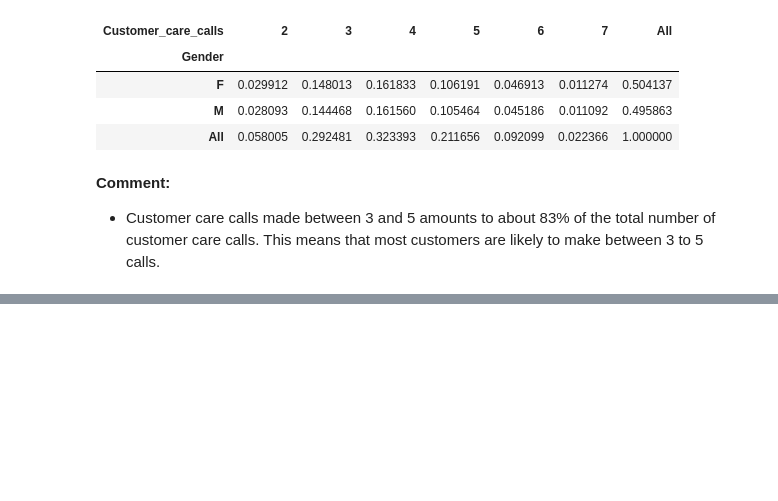
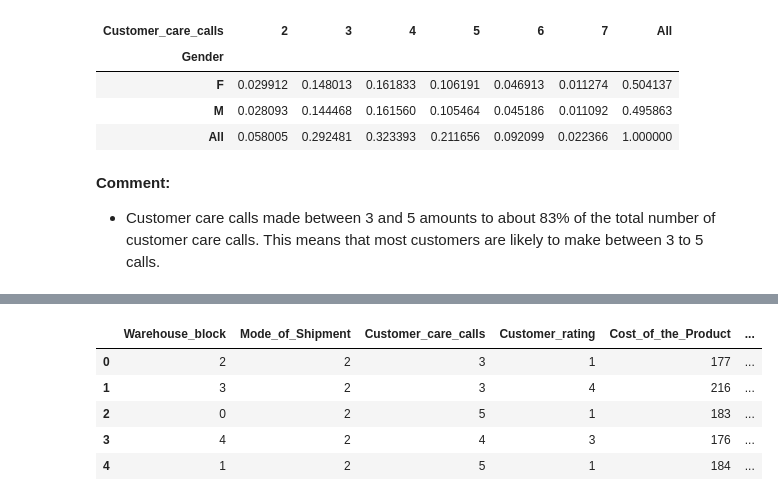
Before and after one commit to chineidu/Assignments, a Jupyter notebook: Task_wk4.ipynb, the cells around one changed output, grey strips where cells are left out. Drawn from its saved outputs; the diff is of its cells as text; code cells hidden in the pictures; blank space fills up the shorter version.

```diff
--- a/Task_wk4.ipynb
+++ b/Task_wk4.ipynb
@@ -385,3 +385,5 @@ pd.crosstab(dframe1["Gender"], columns=dframe1['Customer_care_calls'], margins=T
 # %% [markdown]
 **Comment:**
 * Customer care calls made between 3 and 5 amounts to about 83% of the total number of customer care calls. This means that most customers are likely to make between 3 to 5 calls.
+# %%
+dframe2 = dframe1.copy()
@@ -387,0 +438,12 @@ pd.crosstab(dframe1["Gender"], columns=dframe1['Customer_care_calls'], margins=T
+# %%
+for (col, m) in zip(cat_cols, my_list):
+    dframe2[col] = dframe2[col].map(m)
+
+dframe2.head()
+# %% [output]
+|  | Warehouse_block | Mode_of_Shipment | Customer_care_calls | Customer_rating | Cost_of_the_Product | ... |
+| 0 | 2 | 2 | 3 | 1 | 177 | ... |
+| 1 | 3 | 2 | 3 | 4 | 216 | ... |
+| 2 | 0 | 2 | 5 | 1 | 183 | ... |
+| 3 | 4 | 2 | 4 | 3 | 176 | ... |
+| 4 | 1 | 2 | 5 | 1 | 184 | ... |
```
Also changed, not shown: parts of 11 cells of this notebook.
